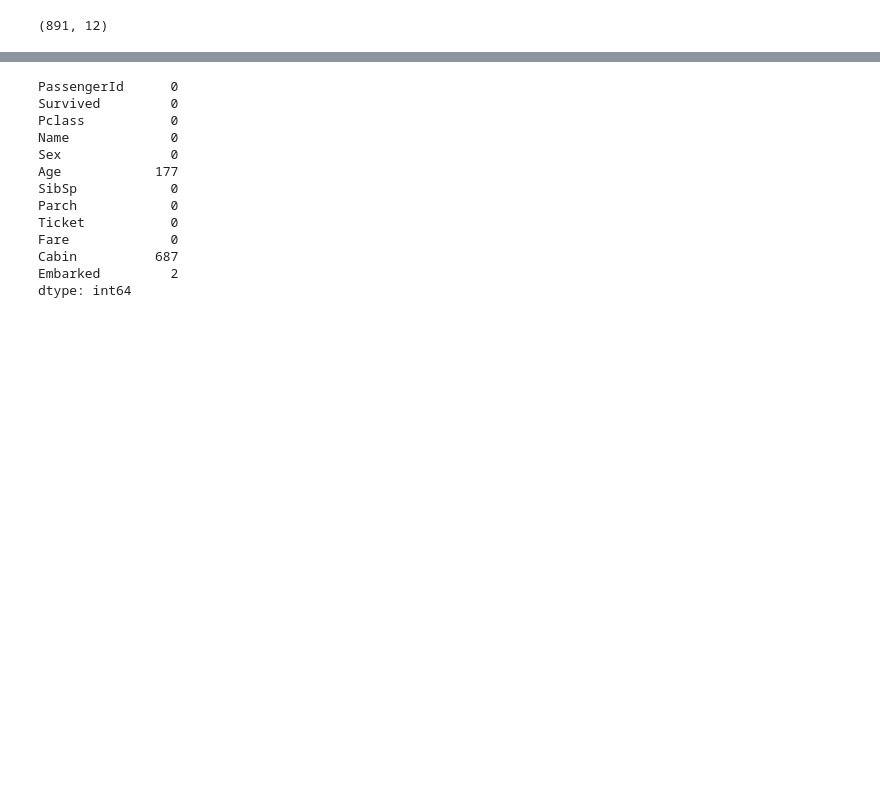
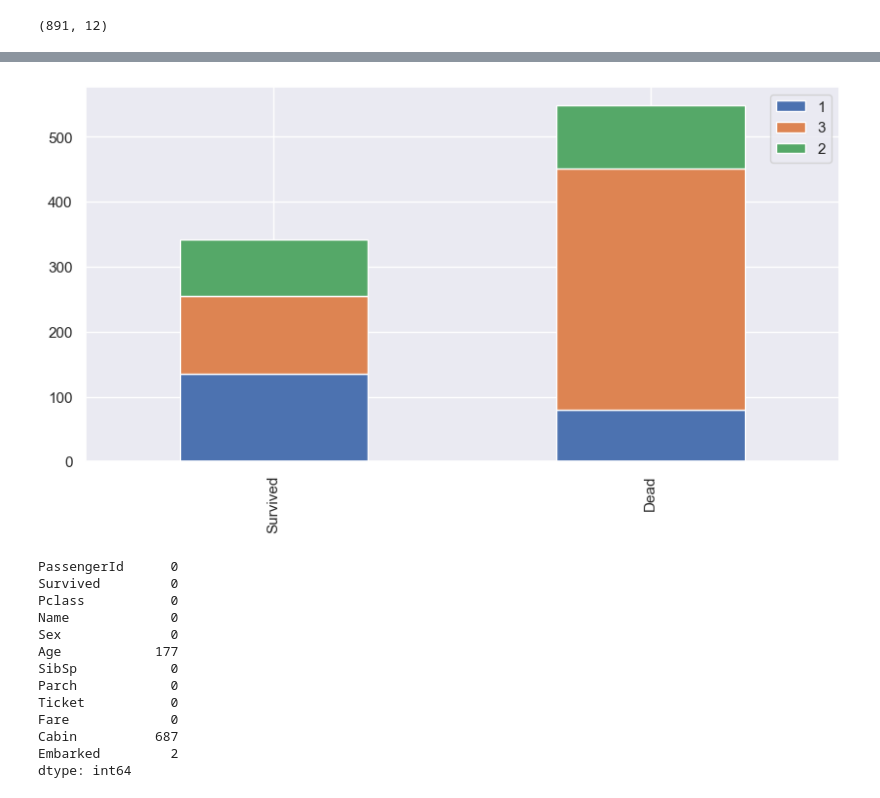
Before and after one commit to KaiTung/NCU_111_ML, a Jupyter notebook: 111-1機器學習/Week8/ToStudents/Lab-DNN-Titanic/DNN-ToStudents.ipynb, the cells around one changed output, grey strips where cells are left out. Drawn from its saved outputs; the diff is of its cells as text; code cells hidden in the pictures; blank space fills up the shorter version.

```diff
--- a/111-1機器學習/Week8/ToStudents/Lab-DNN-Titanic/DNN-ToStudents.ipynb
+++ b/111-1機器學習/Week8/ToStudents/Lab-DNN-Titanic/DNN-ToStudents.ipynb
@@ -85,6 +84,8 @@ bar_chart("Sex")
 # %%
 #Bar Chat of the Cabin of the Survival/Dead Person
-bar_chart("Cabin")
+bar_chart("Pclass")
+# %% [output]
+[figure, added]
 # %%
 #Calculate the number of “NaN” in the columns
 dataset.isnull().sum()
```
Also changed, not shown: parts of 46 cells of this notebook, 1 other file.
